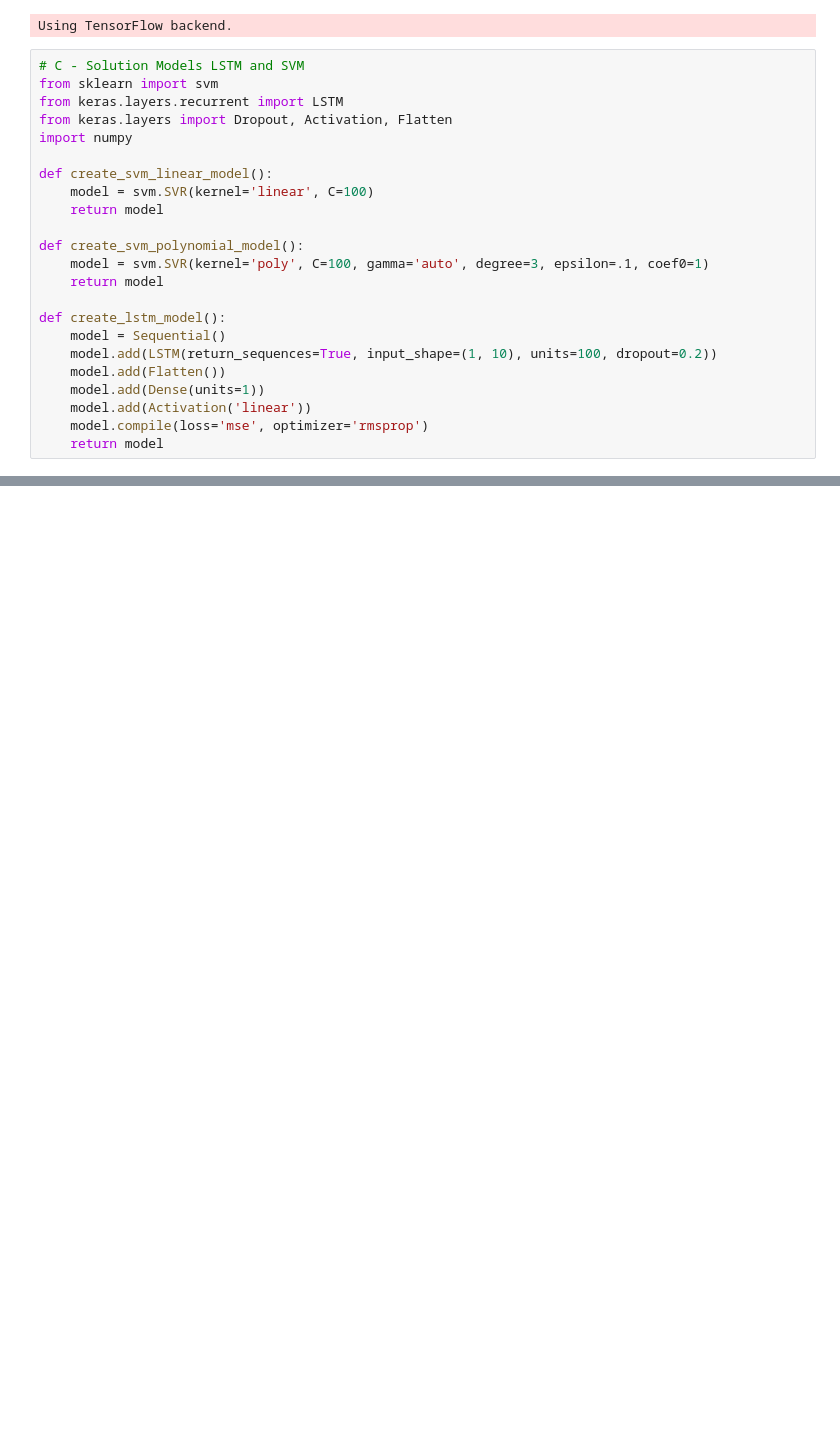
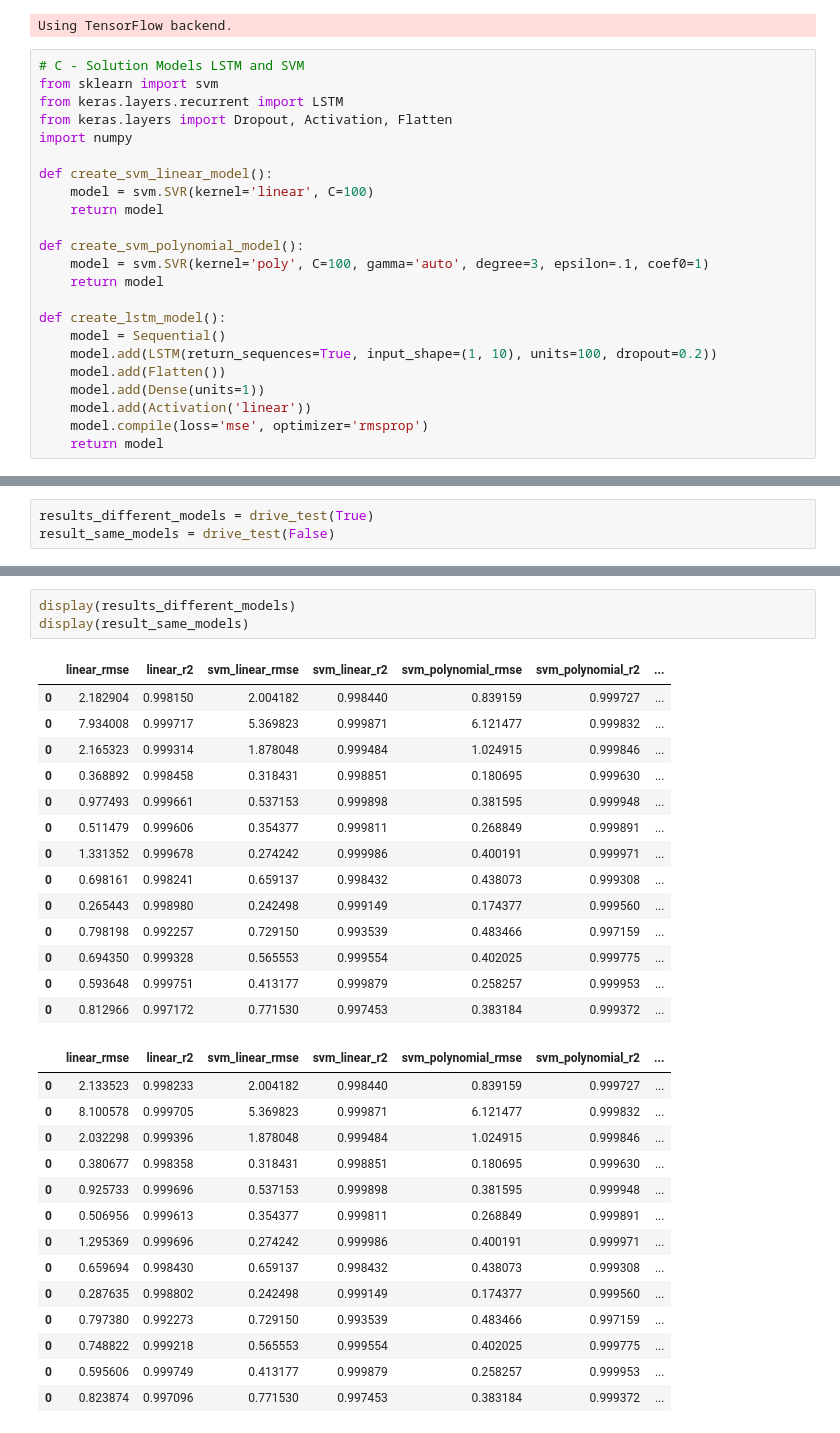
Before and after one commit to farukbulbul/stock_price_indicator, a Jupyter notebook: Stock_Price_Indicator.ipynb, the cells around one changed output, grey strips where cells are left out. Drawn from its saved outputs; the diff is of its cells as text; blank space fills up the shorter version.

Commit message:
result tables generated

```diff
--- a/Stock_Price_Indicator.ipynb
+++ b/Stock_Price_Indicator.ipynb
@@ -339,0 +324,3 @@ print(results_dataframe)
+# %%
+results_different_models = drive_test(True)
+result_same_models = drive_test(False)
@@ -339,0 +345,32 @@ print(results_dataframe)
+# %%
+display(results_different_models)
+display(result_same_models)
+# %% [output]
+|  | linear_rmse | linear_r2 | svm_linear_rmse | svm_linear_r2 | svm_polynomial_rmse | svm_polynomial_r2 | ... |
+| 0 | 2.182904 | 0.998150 | 2.004182 | 0.998440 | 0.839159 | 0.999727 | ... |
+| 0 | 7.934008 | 0.999717 | 5.369823 | 0.999871 | 6.121477 | 0.999832 | ... |
+| 0 | 2.165323 | 0.999314 | 1.878048 | 0.999484 | 1.024915 | 0.999846 | ... |
+| 0 | 0.368892 | 0.998458 | 0.318431 | 0.998851 | 0.180695 | 0.999630 | ... |
+| 0 | 0.977493 | 0.999661 | 0.537153 | 0.999898 | 0.381595 | 0.999948 | ... |
+| 0 | 0.511479 | 0.999606 | 0.354377 | 0.999811 | 0.268849 | 0.999891 | ... |
+| 0 | 1.331352 | 0.999678 | 0.274242 | 0.999986 | 0.400191 | 0.999971 | ... |
+| 0 | 0.698161 | 0.998241 | 0.659137 | 0.998432 | 0.438073 | 0.999308 | ... |
+| 0 | 0.265443 | 0.998980 | 0.242498 | 0.999149 | 0.174377 | 0.999560 | ... |
+| 0 | 0.798198 | 0.992257 | 0.729150 | 0.993539 | 0.483466 | 0.997159 | ... |
+| 0 | 0.694350 | 0.999328 | 0.565553 | 0.999554 | 0.402025 | 0.999775 | ... |
+| 0 | 0.593648 | 0.999751 | 0.413177 | 0.999879 | 0.258257 | 0.999953 | ... |
+| 0 | 0.812966 | 0.997172 | 0.771530 | 0.997453 | 0.383184 | 0.999372 | ... |
+|  | linear_rmse | linear_r2 | svm_linear_rmse | svm_linear_r2 | svm_polynomial_rmse | svm_polynomial_r2 | ... |
+| 0 | 2.133523 | 0.998233 | 2.004182 | 0.998440 | 0.839159 | 0.999727 | ... |
+| 0 | 8.100578 | 0.999705 | 5.369823 | 0.999871 | 6.121477 | 0.999832 | ... |
+| 0 | 2.032298 | 0.999396 | 1.878048 | 0.999484 | 1.024915 | 0.999846 | ... |
+| 0 | 0.380677 | 0.998358 | 0.318431 | 0.998851 | 0.180695 | 0.999630 | ... |
+| 0 | 0.925733 | 0.999696 | 0.537153 | 0.999898 | 0.381595 | 0.999948 | ... |
+| 0 | 0.506956 | 0.999613 | 0.354377 | 0.999811 | 0.268849 | 0.999891 | ... |
+| 0 | 1.295369 | 0.999696 | 0.274242 | 0.999986 | 0.400191 | 0.999971 | ... |
+| 0 | 0.659694 | 0.998430 | 0.659137 | 0.998432 | 0.438073 | 0.999308 | ... |
+| 0 | 0.287635 | 0.998802 | 0.242498 | 0.999149 | 0.174377 | 0.999560 | ... |
+| 0 | 0.797380 | 0.992273 | 0.729150 | 0.993539 | 0.483466 | 0.997159 | ... |
+| 0 | 0.748822 | 0.999218 | 0.565553 | 0.999554 | 0.402025 | 0.999775 | ... |
+| 0 | 0.595606 | 0.999749 | 0.413177 | 0.999879 | 0.258257 | 0.999953 | ... |
+| 0 | 0.823874 | 0.997096 | 0.771530 | 0.997453 | 0.383184 | 0.999372 | ... |
```
Also changed, not shown: parts of 3 cells of this notebook.
